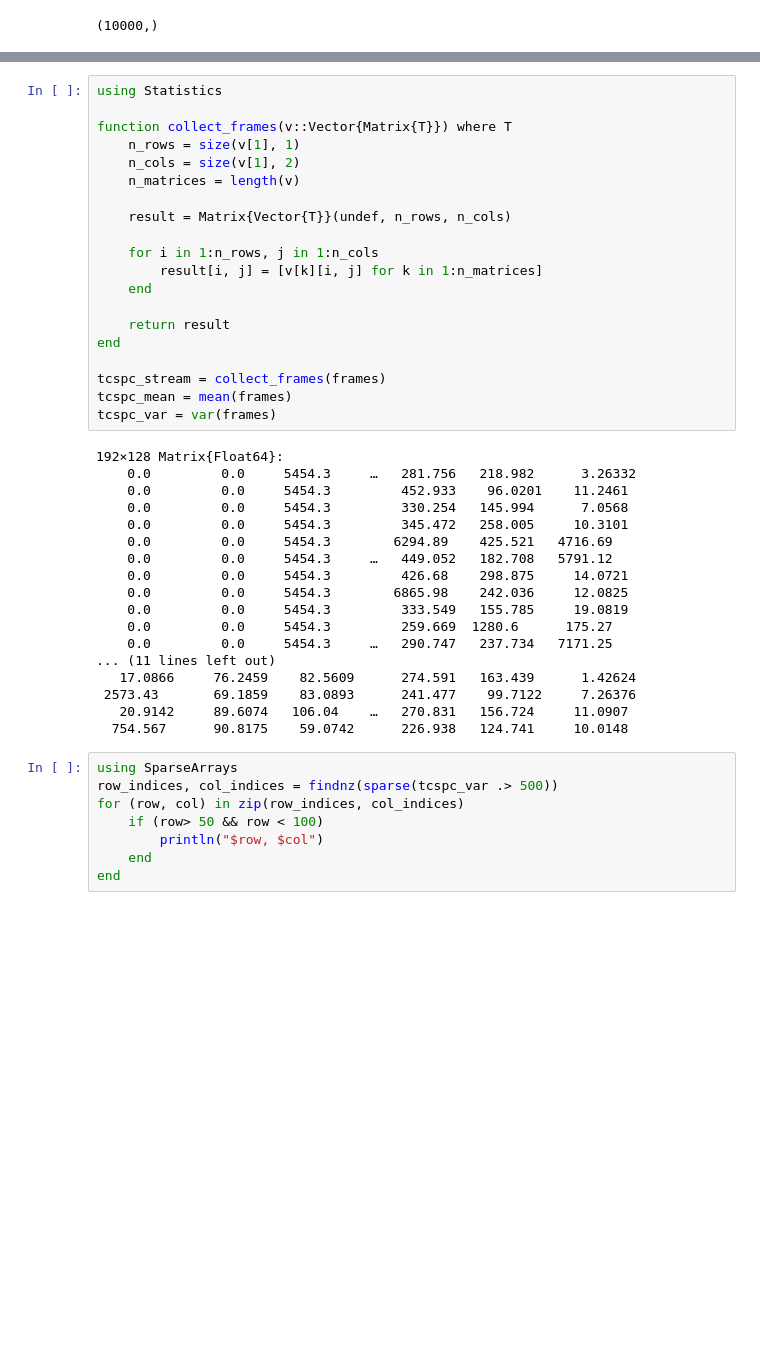
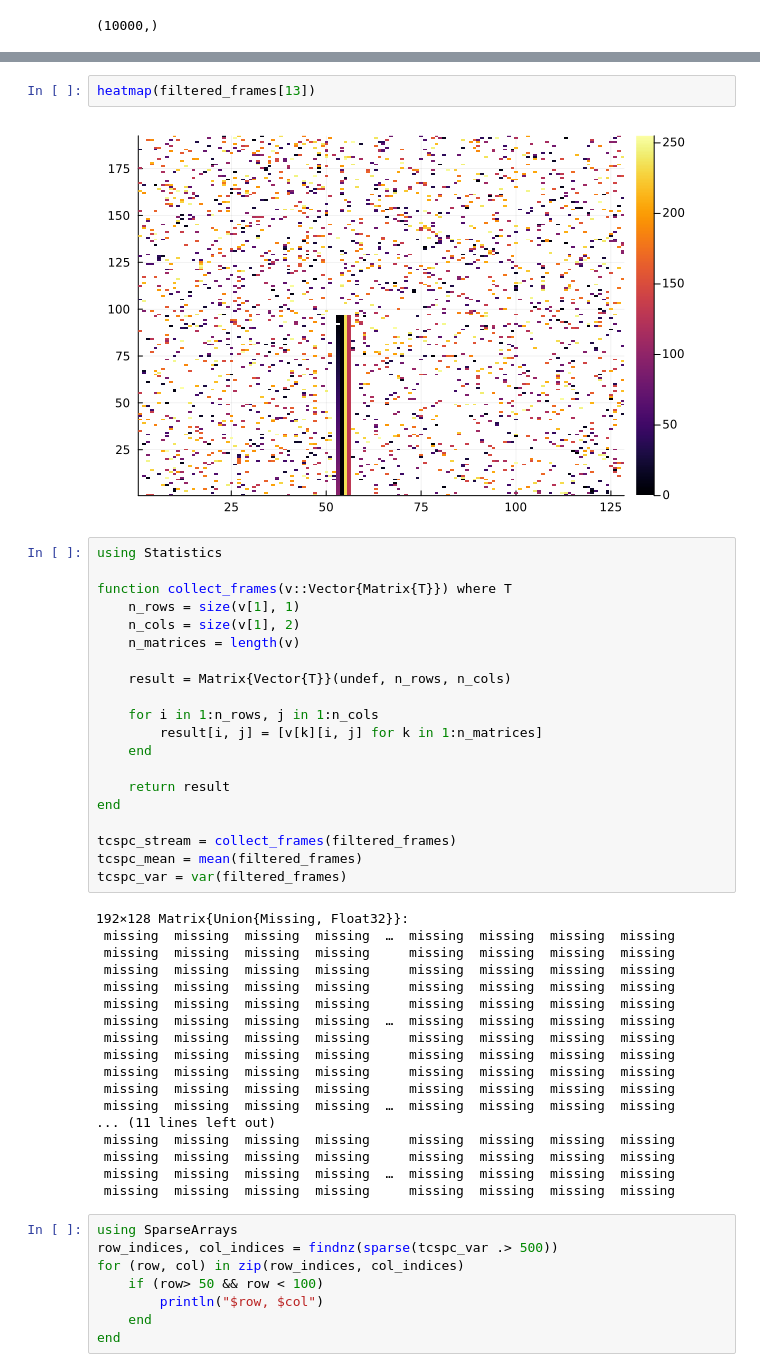
Before and after one commit to crisbour/QuantiCam.jl, a Jupyter notebook: examples/debug-QC.ipynb, the cells around one changed output, grey strips where cells are left out. Drawn from its saved outputs; the diff is of its cells as text; blank space fills up the shorter version.

```diff
--- a/examples/debug-QC.ipynb
+++ b/examples/debug-QC.ipynb
@@ -184,3 +221,7 @@ heatmap(frames[12])
+# %%
+heatmap(filtered_frames[13])
+# %% [output]
+[figure, added]
 # %%
 using Statistics
 
@@ -198,27 +239,27 @@ function collect_frames(v::Vector{Matrix{T}}) where T
     return result
 end
 
-tcspc_stream = collect_frames(frames)
-tcspc_mean = mean(frames)
-tcspc_var = var(frames)
+tcspc_stream = collect_frames(filtered_frames)
+tcspc_mean = mean(filtered_frames)
+tcspc_var = var(filtered_frames)
 # %% [output]
-192×128 Matrix{Float64}:
-    0.0         0.0     5454.3     …   281.756   218.982      3.26332
-    0.0         0.0     5454.3         452.933    96.0201    11.2461
-    0.0         0.0     5454.3         330.254   145.994      7.0568
-    0.0         0.0     5454.3         345.472   258.005     10.3101
-    0.0         0.0     5454.3        6294.89    425.521   4716.69
-    0.0         0.0     5454.3     …   449.052   182.708   5791.12
-    0.0         0.0     5454.3         426.68    298.875     14.0721
-    0.0         0.0     5454.3        6865.98    242.036     12.0825
-    0.0         0.0     5454.3         333.549   155.785     19.0819
-    0.0         0.0     5454.3         259.669  1280.6      175.27
-    0.0         0.0     5454.3     …   290.747   237.734   7171.25
+192×128 Matrix{Union{Missing, Float32}}:
+ missing  missing  missing  missing  …  missing  missing  missing  missing
+ missing  missing  missing  missing     missing  missing  missing  missing
+ missing  missing  missing  missing     missing  missing  missing  missing
+ missing  missing  missing  missing     missing  missing  missing  missing
+ missing  missing  missing  missing     missing  missing  missing  missing
+ missing  missing  missing  missing  …  missing  missing  missing  missing
+ missing  missing  missing  missing     missing  missing  missing  missing
+ missing  missing  missing  missing     missing  missing  missing  missing
+ missing  missing  missing  missing     missing  missing  missing  missing
+ missing  missing  missing  missing     missing  missing  missing  missing
+ missing  missing  missing  missing  …  missing  missing  missing  missing
 ... (11 lines left out)
-   17.0866     76.2459    82.5609      274.591   163.439      1.42624
- 2573.43       69.1859    83.0893      241.477    99.7122     7.26376
-   20.9142     89.6074   106.04    …   270.831   156.724     11.0907
-  754.567      90.8175    59.0742      226.938   124.741     10.0148
+ missing  missing  missing  missing     missing  missing  missing  missing
+ missing  missing  missing  missing     missing  missing  missing  missing
+ missing  missing  missing  missing  …  missing  missing  missing  missing
+ missing  missing  missing  missing     missing  missing  missing  missing
 # %%
 using SparseArrays
 row_indices, col_indices = findnz(sparse(tcspc_var .> 500))
```
Also changed, not shown: parts of 5 cells of this notebook, 9 other files.
